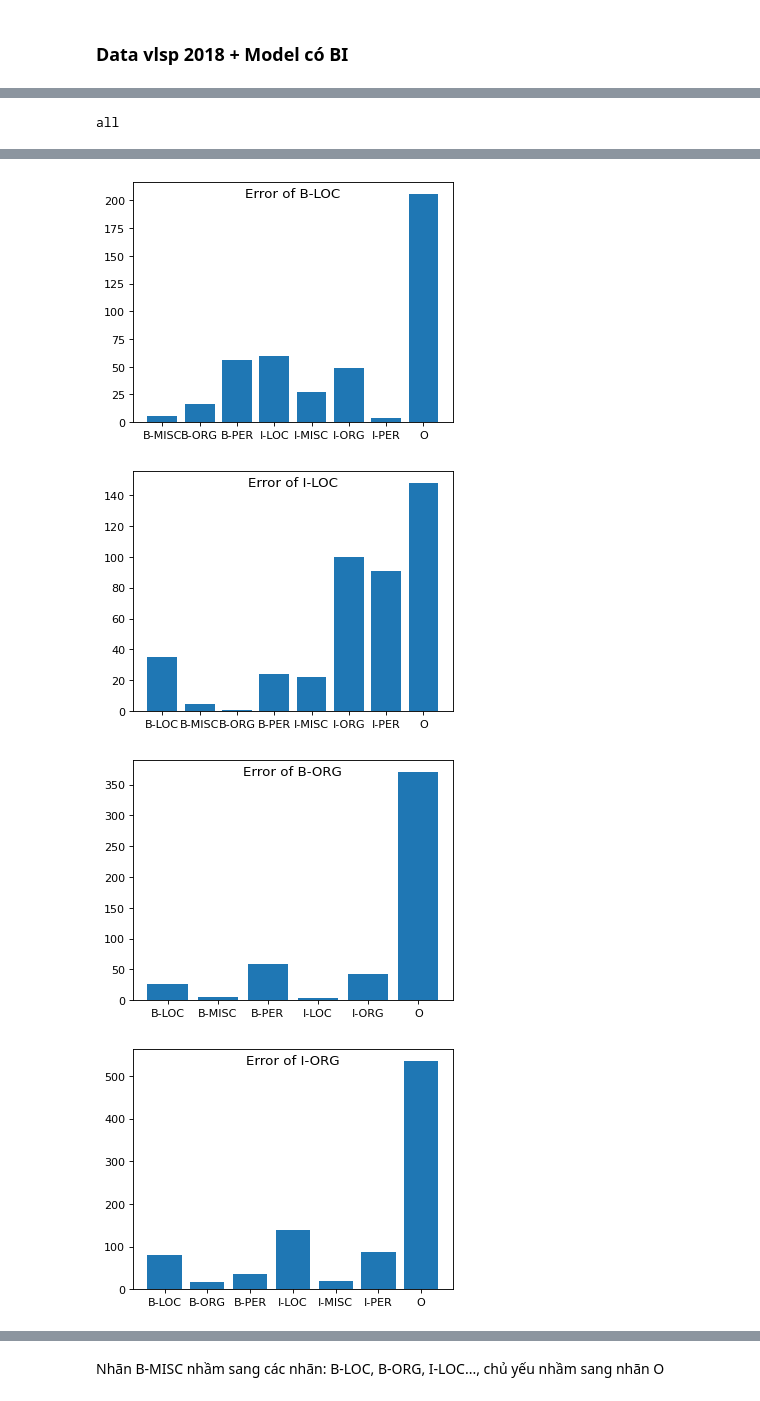
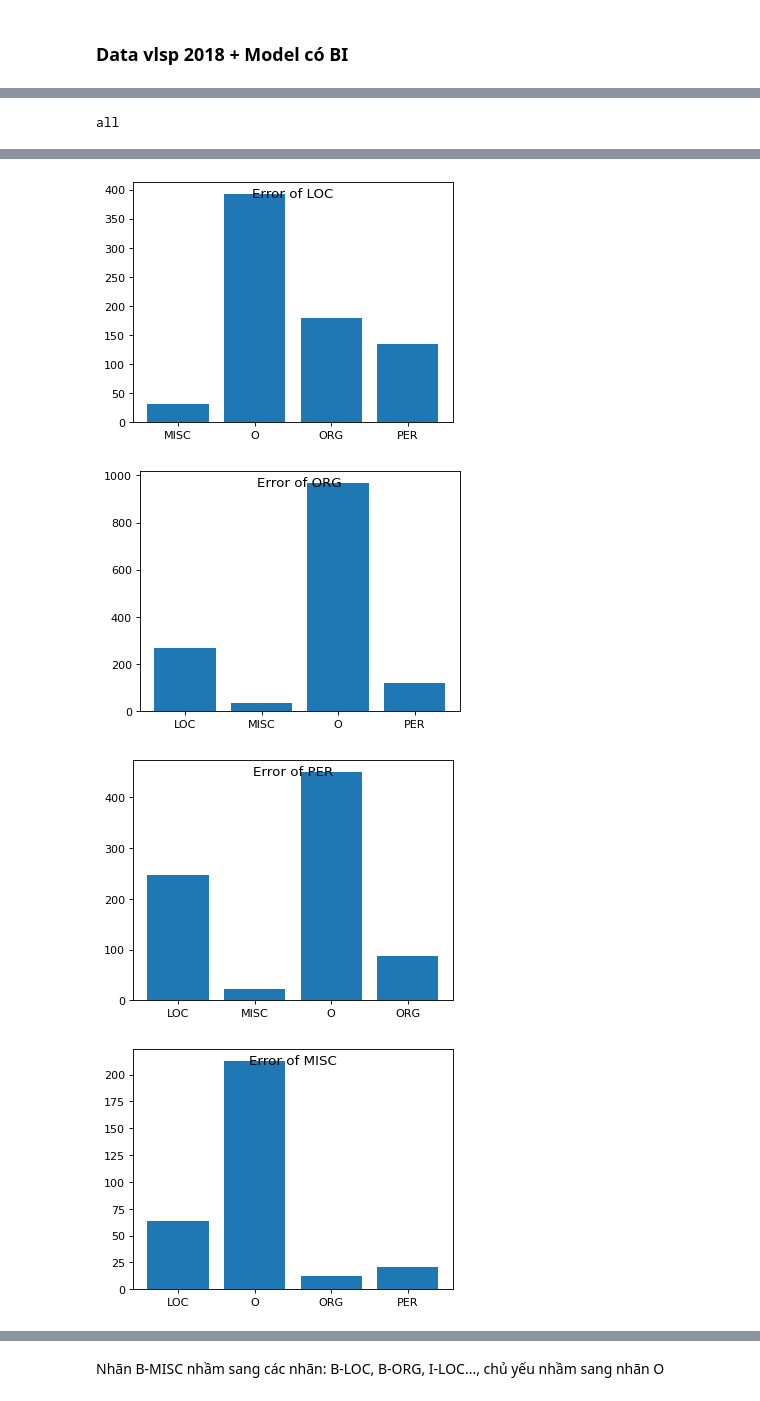
Before and after one commit to NguyenTinh98/NER_MOCKPROJECT, a Jupyter notebook: crf_model/vlsp2018/analyst_error_data.ipynb, the cells around one changed output, grey strips where cells are left out. Drawn from its saved outputs; the diff is of its cells as text; code cells hidden in the pictures.

```diff
--- a/crf_model/vlsp2018/analyst_error_data.ipynb
+++ b/crf_model/vlsp2018/analyst_error_data.ipynb
@@ -5,4 +5,5 @@
 # %%
 import pandas as pd
 
-data_error = pd.read_csv("/Users/phamvanmanh/Documents/GitHub/NER_MOCKPROJECT/crf_model/vlsp2018/vlsp_2018_not_BI.csv")
+data_error = pd.read_csv("/Users/phamvanmanh/Documents/GitHub/NER_MOCKPROJECT/crf_model/vlsp2018/vlsp_2018_not_BI_improved.csv")
+data_error_BI = pd.read_csv("/Users/phamvanmanh/Documents/GitHub/NER_MOCKPROJECT/crf_model/vlsp2018/vlsp_2018_not_BI_improved.csv")
@@ -57,6 +236,6 @@ def show_analyst_error(df, ner_tag = "B-LOC", is_error = 1):
 
         return plt.show()
 # %%
-show_analyst_error(data_error, ner_tag = "all", is_error = 1)
+show_analyst_error(data_error_BI, ner_tag = "all", is_error = 1)
 # %% [output]
 all
@@ -64,4 +243,4 @@ all
-[figure, old version]
+[figure, new version]
-[figure, old version]
+[figure, new version]
-[figure, old version]
+[figure, new version]
-[figure, old version]
+[figure, new version]
```
Also changed, not shown: parts of 21 cells of this notebook, 1 other file.
